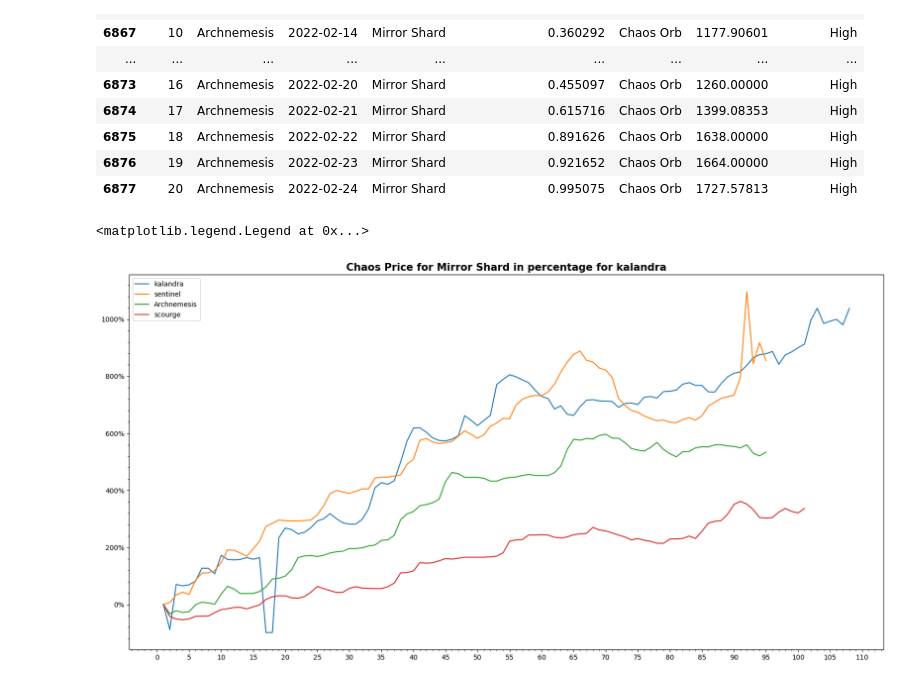
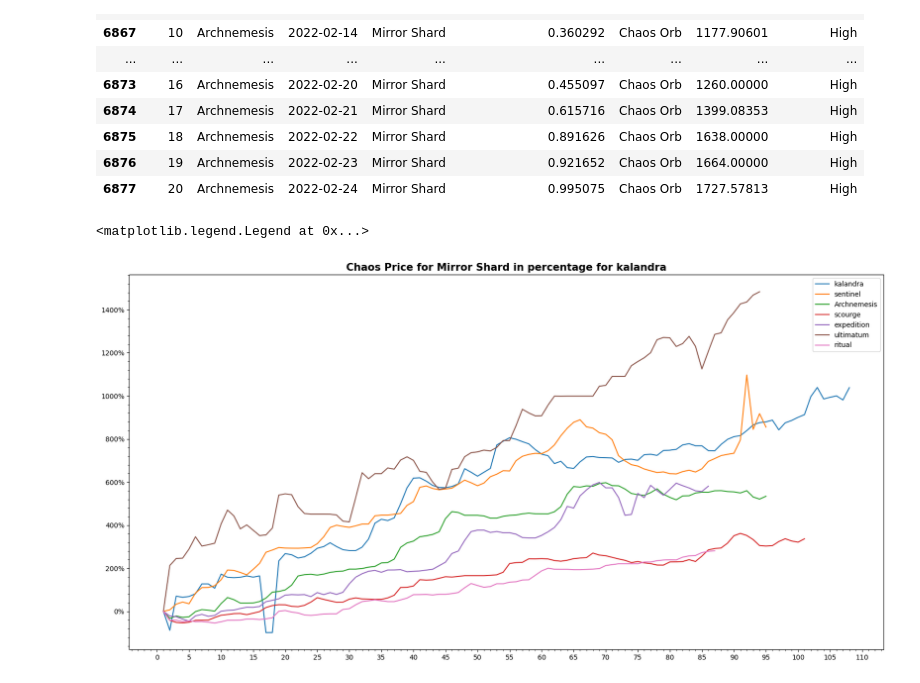
Before and after one commit to 0olol/POE-Market-Price-Analysis, a Jupyter notebook: mirrorShard.ipynb, the cells around one changed output. Cells and saved outputs as stored; diff of their text form; code cells hidden in the pictures.

Commit message:
Updating with Mirror of Kalandra
Creating a new notebook with Mirror Of Kalandra as the main currency for analysis.

While adding 3 new DataSet for reference or analysis.

```diff
--- a/mirrorShard.ipynb
+++ b/mirrorShard.ipynb
@@ -9,6 +9,9 @@ kalandra = pd.read_csv("Kalandra.currency.csv", sep = ";")
 sentinel = pd.read_csv("Sentinel.currency.csv", sep = ";")
 archnemesis = pd.read_csv("Archnemesis.currency.csv", sep = ";")
 scourge = pd.read_csv("Scourge.currency.csv", sep = ";")
+expedition = pd.read_csv("Expedition.currency.csv", sep = ";")
+ultimatum = pd.read_csv("Ultimatum.currency.csv", sep = ";")
+ritual = pd.read_csv("Ritual.currency.csv", sep = ";")
 # %%
 kalandra.head()
 kalandra.info()
@@ -64,6 +67,10 @@ sentinel_mirrorShard = sentinel.loc[sentinel['Get']=='Mirror Shard']
 archnemesis_mirrorShard = archnemesis.loc[archnemesis['Get']=='Mirror Shard']
 scourge_mirrorShard = scourge.loc[scourge['Get']=='Mirror Shard']
 
+expedition_mirrorShard = expedition.loc[expedition['Get']=='Mirror Shard']
+ultimatum_mirrorShard = ultimatum.loc[ultimatum['Get']=='Mirror Shard']
+ritual_mirrorShard = ritual.loc[ritual['Get']=='Mirror Shard']
+
 
 kalandra_mirrorShard
 # %% [output]
@@ -350,6 +444,9 @@ kalandra_Ref1stDay = kalandra_mirrorShard.copy()
 sentinel_Ref1stDay = sentinel_mirrorShard.copy()
 archnemesis_Ref1stDay = archnemesis_mirrorShard.copy()
 scourge_Ref1stDay = scourge_mirrorShard.copy()
+expedition_Ref1stDay = expedition_mirrorShard.copy()
+ultimatum_Ref1stDay = ultimatum_mirrorShard.copy()
+ritual_Ref1stDay = ritual_mirrorShard.copy()
 # %%
 def get_variation(values: pd.Series) -> np.float64:
     base = values.iloc[0]  # first element in window iteration
@@ -367,6 +464,13 @@ archnemesis_Ref1stDay.insert(0, 'Days', range(1, 1+len(archnemesis_Ref1stDay['Da
 archnemesis_Ref1stDay.insert(4, 'Pct_change_RefDay_1', archnemesis_Ref1stDay['Value'].expanding().apply(get_variation))
 scourge_Ref1stDay.insert(0, 'Days', range(1, 1+len(scourge_Ref1stDay['Date'])))
 scourge_Ref1stDay.insert(4, 'Pct_change_RefDay_1', scourge_Ref1stDay['Value'].expanding().apply(get_variation))
+
+expedition_Ref1stDay.insert(0, 'Days', range(1, 1+len(expedition_Ref1stDay['Date'])))
+expedition_Ref1stDay.insert(4, 'Pct_change_RefDay_1', expedition_Ref1stDay['Value'].expanding().apply(get_variation))
+ultimatum_Ref1stDay.insert(0, 'Days', range(1, 1+len(ultimatum_Ref1stDay['Date'])))
+ultimatum_Ref1stDay.insert(4, 'Pct_change_RefDay_1', ultimatum_Ref1stDay['Value'].expanding().apply(get_variation))
+ritual_Ref1stDay.insert(0, 'Days', range(1, 1+len(ritual_Ref1stDay['Date'])))
+ritual_Ref1stDay.insert(4, 'Pct_change_RefDay_1', ritual_Ref1stDay['Value'].expanding().apply(get_variation))
 # %%
 # variations.head(20)
 archnemesis_Ref1stDay.head(20)
@@ -391,18 +495,22 @@ archnemesis_Ref1stDay.head(20)
 # %%
 
 fig, ax = plt.subplots(figsize=(20,10))
 plt.title('Chaos Price for Mirror Shard in percentage for kalandra', fontsize=15,fontweight='bold')
 ax.xaxis.set_minor_locator(MultipleLocator(1))
 ax.xaxis.set_major_locator(MultipleLocator(5))
 ax.yaxis.set_major_formatter(PercentFormatter(xmax=1))
 ax.yaxis.set_minor_locator(AutoMinorLocator(5))
 
 
 ax.plot(kalandra_Ref1stDay['Days'],kalandra_Ref1stDay['Pct_change_RefDay_1'],label = 'kalandra')
 ax.plot(sentinel_Ref1stDay['Days'],sentinel_Ref1stDay['Pct_change_RefDay_1'],label = 'sentinel')
 ax.plot(archnemesis_Ref1stDay['Days'],archnemesis_Ref1stDay['Pct_change_RefDay_1'],label = 'Archnemesis')
 ax.plot(scourge_Ref1stDay['Days'],scourge_Ref1stDay['Pct_change_RefDay_1'],label = 'scourge')
+
+ax.plot(expedition_Ref1stDay['Days'],expedition_Ref1stDay['Pct_change_RefDay_1'],label = 'expedition')
+ax.plot(ultimatum_Ref1stDay['Days'],ultimatum_Ref1stDay['Pct_change_RefDay_1'],label = 'ultimatum')
+ax.plot(ritual_Ref1stDay['Days'],ritual_Ref1stDay['Pct_change_RefDay_1'],label = 'ritual')
 ax.legend()
 # %% [output]
 <matplotlib.legend.Legend at 0x...>
-[figure, old version]
+[figure, new version]
```
Also changed, not shown: parts of 9 cells of this notebook, 5 other files.
